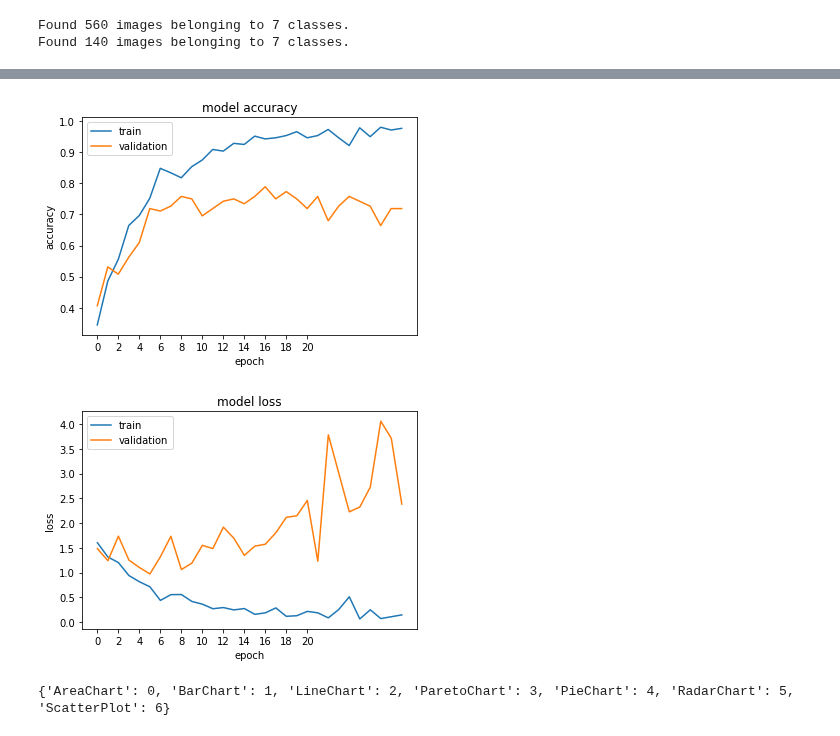
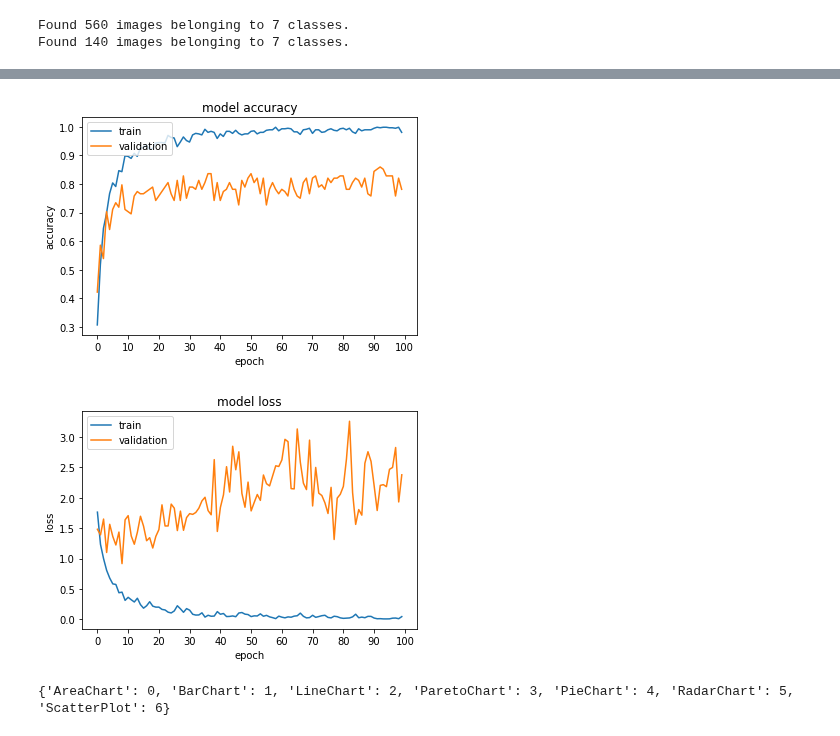
Before and after one commit to anirudh-g/Msc-Data-science, a Jupyter notebook: Baseline_CNN.ipynb, the cells around one changed output, grey strips where cells are left out. Cells and saved outputs as stored; diff of their text form; code cells hidden in the pictures.

```diff
--- a/Baseline_CNN.ipynb
+++ b/Baseline_CNN.ipynb
@@ -62,10 +75,16 @@ else:
 train_datagen = ImageDataGenerator(
 	rescale=1. / 255,
 	shear_range=0.2,
-	zoom_range=0.2)
+	zoom_range=0.2,
+	channel_shift_range=150.0,
+	brightness_range=(0.3,0.9) #Range starts from 0.3 so that the images dont become too dark for the model to recognize
+	#preprocessing_function=myFunc
+	)
 
 #Not having any augmentation apart from scaling as the validation data should resemble the real-world data as close as possible
-val_datagen = ImageDataGenerator(rescale=1. / 255)
+val_datagen = ImageDataGenerator(rescale=1. / 255,
+                                 #preprocessing_function=myFunc
+																                 )
 
 train_generator = train_datagen.flow_from_directory(
 	train_dir,
@@ -113,10 +132,3 @@ model = Sequential([
     Dense(512, activation='relu'),
     Dense(7, activation='softmax') #Nodes in the final dense layer should be equal to number of classes + softmax activation
 ])
-
-
-model.compile(optimizer=keras.optimizers.Adam() ,
-              loss=tf.keras.losses.categorical_crossentropy,
-              metrics=['accuracy'])
-
-model.summary()
@@ -140,0 +135,16 @@ _________________________________________________________________
+# %%
+STEPS_PER_EPOCH = nb_train_samples // batch_size
+
+lr_schedule = tf.keras.optimizers.schedules.InverseTimeDecay(
+  0.001,
+  decay_steps=STEPS_PER_EPOCH*1000,
+  decay_rate=8,
+  staircase=False)
+
+step = np.linspace(0,10000)
+lr = lr_schedule(step)
+plt.figure(figsize = (8,6))
+plt.plot(step/STEPS_PER_EPOCH, lr)
+plt.ylim([0,max(plt.ylim())])
+plt.xlabel('Epoch')
+_ = plt.ylabel('Learning Rate')
@@ -140,0 +153,6 @@ _________________________________________________________________
+# %%
+model.compile(optimizer=keras.optimizers.Adam(lr_schedule) ,
+              loss=tf.keras.losses.categorical_crossentropy,
+              metrics=['accuracy'])
+
+model.summary()
@@ -169,25 +205,25 @@ Epoch 30/30
 plt.plot(history.history['accuracy'])
 plt.plot(history.history['val_accuracy'])
 plt.title('model accuracy')
-plt.xticks(np.arange(0,21, 2))
+plt.xticks(np.arange(0,110, 10))
 plt.ylabel('accuracy')
 plt.xlabel('epoch')
 plt.legend(['train', 'validation'], loc='upper left')
 plt.show()
 # %% [output]
-[figure, old version]
+[figure, new version]
 # %%
 # summarize history for loss https://www.kaggle.com/prateek0x/multiclass-image-classification-using-keras
 plt.plot(history.history['loss'])
 plt.plot(history.history['val_loss'])
 plt.title('model loss')
 plt.ylabel('loss')
 plt.xlabel('epoch')
-plt.xticks(np.arange(0,21, 2))
+plt.xticks(np.arange(0,110, 10))
 plt.legend(['train', 'validation'], loc='upper left')
 plt.show()
 # %% [output]
-[figure, old version]
+[figure, new version]
 # %%
 print(validation_generator.class_indices)
 # %% [output]
```
Also changed, not shown: parts of 11 cells of this notebook.
